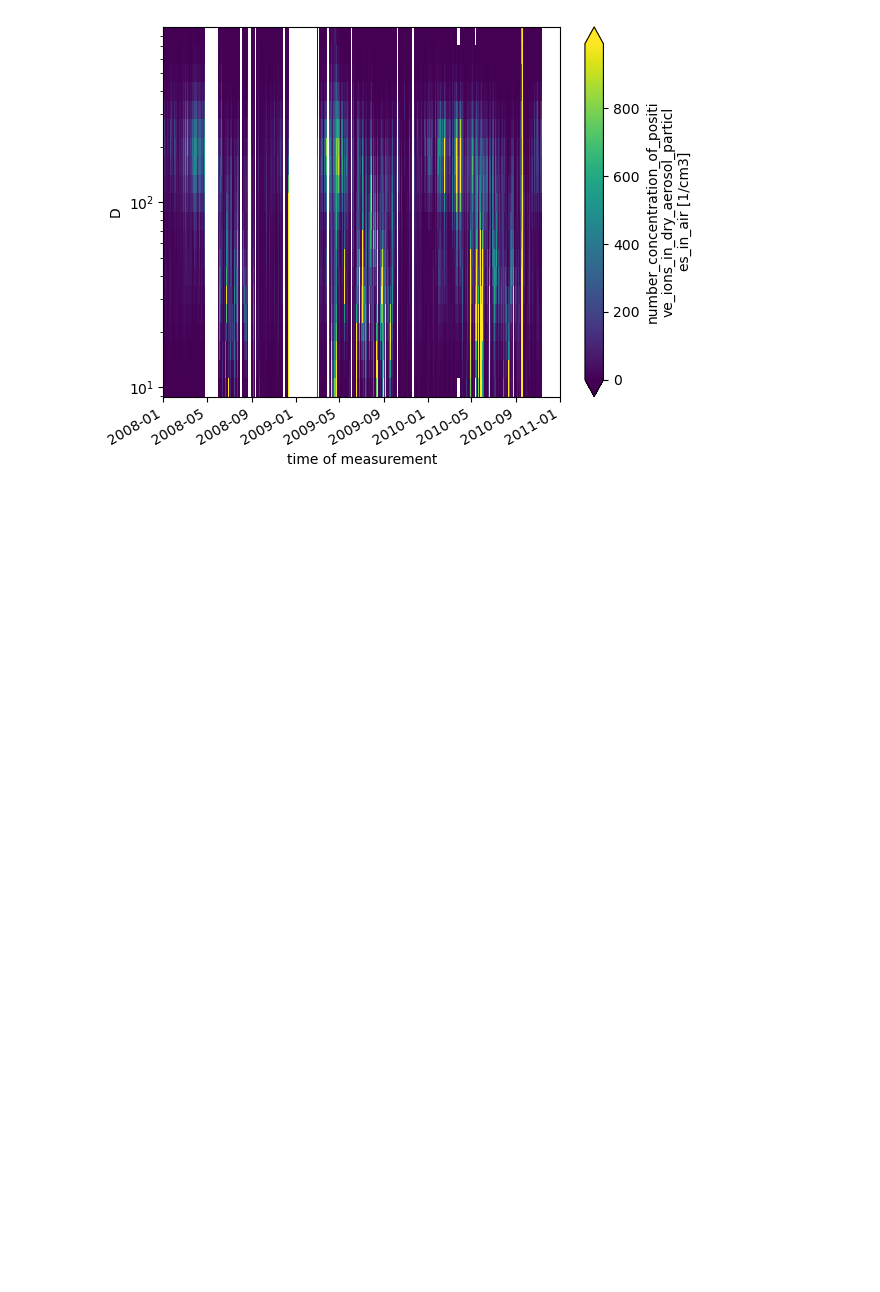
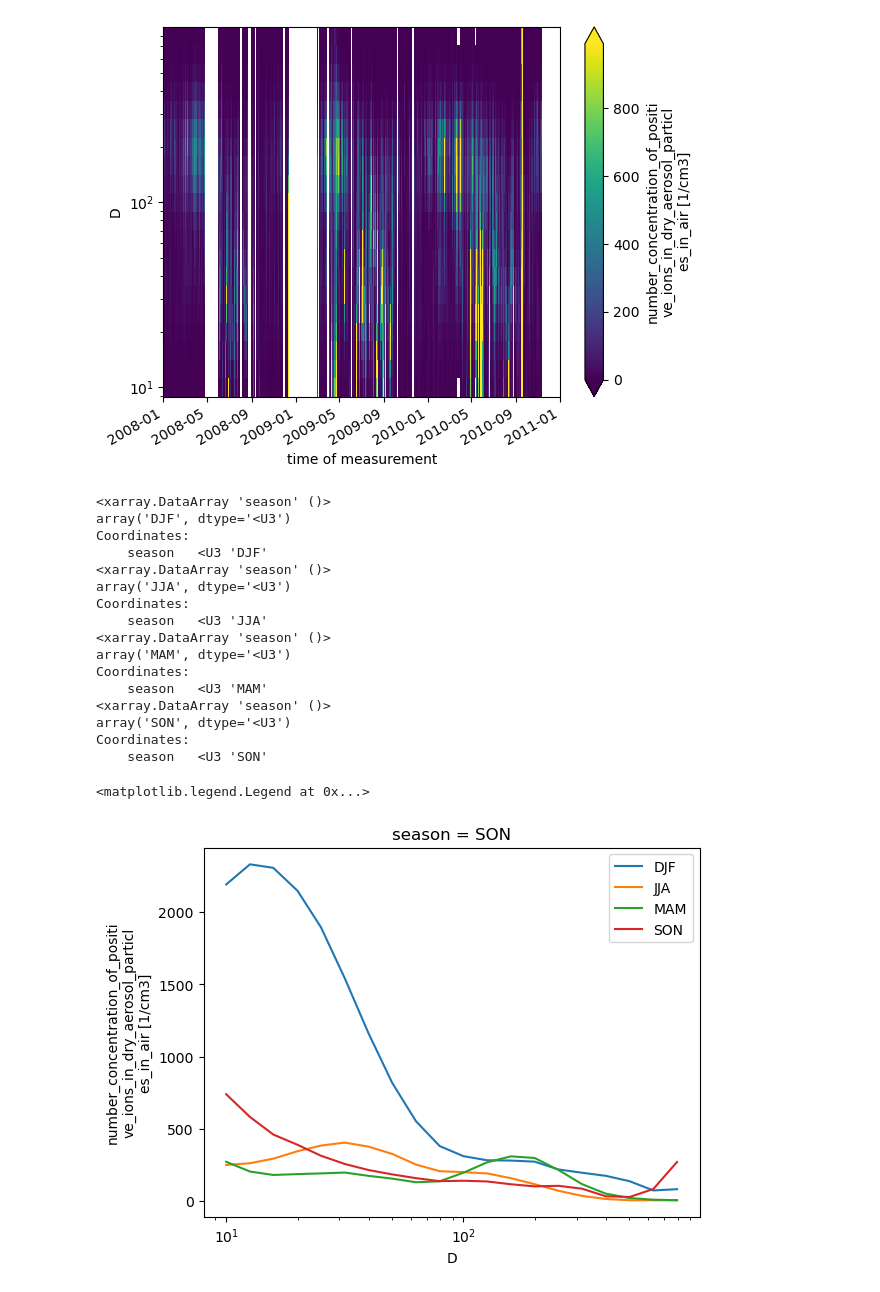
Before and after one commit to eScience-course/-Tjaernoe2022-group1, a Jupyter notebook: notebooks/Stefan/Seasonal Monthly.ipynb, the cells around one changed output. Drawn from its saved outputs; the diff is of its cells as text; code cells hidden in the pictures; blank space fills up the shorter version.

```diff
--- a/notebooks/Stefan/Seasonal Monthly.ipynb
+++ b/notebooks/Stefan/Seasonal Monthly.ipynb
@@ -122,4 +122,31 @@ dsmf08_ma['particle_number_size_distribution'].plot(robust=True, yscale='log')
 [figure]
 # %%
 import matplotlib.pyplot as plt
+# %%
+#First the data has been plotted, separated by season.
+dsmf08_season = dsmf08.groupby('time.season').mean(keep_attrs=True)
+for seas in dsmf08_season.season:
+    print(seas)
+    dsmf08_season.sel(season=seas)['particle_number_size_distribution'].plot(xscale = "log", label=seas.values)
+#dsmf08_season['particle_number_size_distribution'].mean(dim = "time").plot(xscale = "log")
+plt.legend()
+# %% [output]
+<xarray.DataArray 'season' ()>
+array('DJF', dtype='<U3')
+Coordinates:
+    season   <U3 'DJF'
+<xarray.DataArray 'season' ()>
+array('JJA', dtype='<U3')
+Coordinates:
+    season   <U3 'JJA'
+<xarray.DataArray 'season' ()>
+array('MAM', dtype='<U3')
+Coordinates:
+    season   <U3 'MAM'
+<xarray.DataArray 'season' ()>
+array('SON', dtype='<U3')
+Coordinates:
+    season   <U3 'SON'
+<matplotlib.legend.Legend at 0x...>
+[figure, added]
 # %%
```
Also changed, not shown: parts of 6 cells of this notebook, 2 other files.
